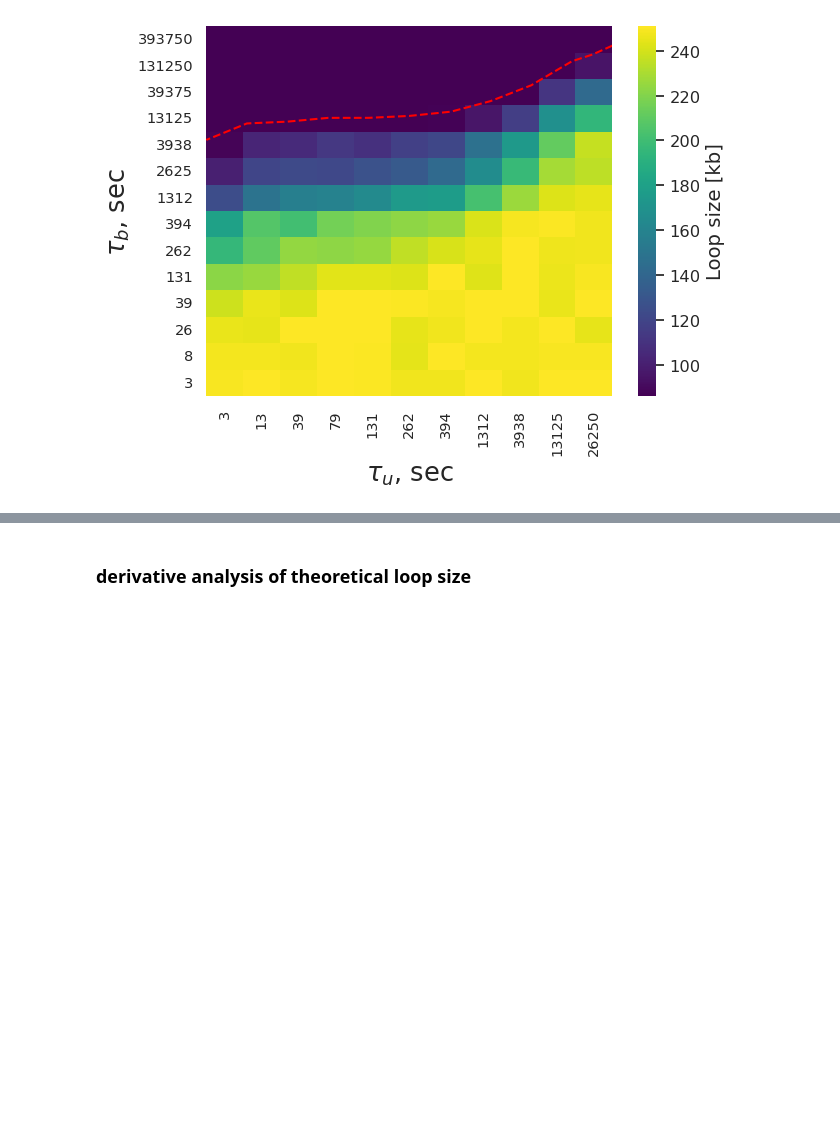
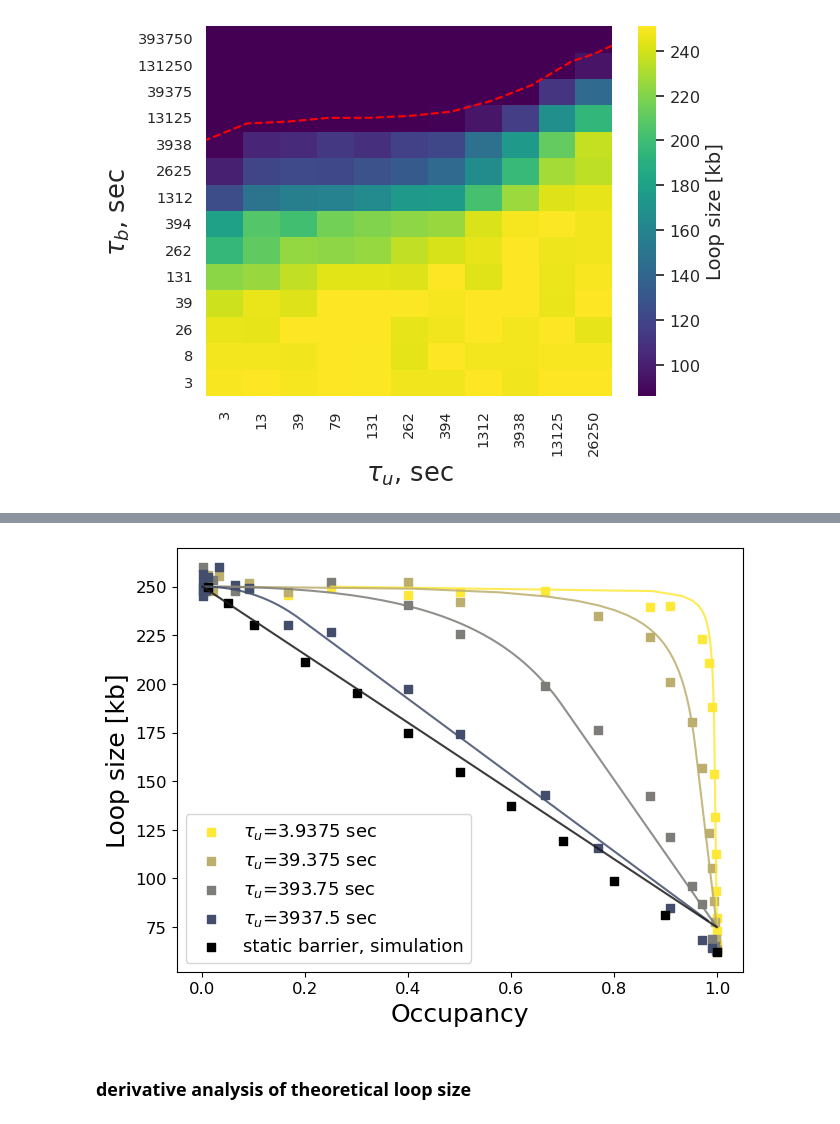
Before and after one commit to Fudenberg-Research-Group/dynamic_extrusion_boundaries, a Jupyter notebook: analysis/loop_size_simulations.ipynb, the cells around one changed output, grey strips where cells are left out. Saved outputs shown, nothing was run; the diff lists cells and outputs as text; code cells hidden in the pictures; blank space fills up the shorter version.

Commit message:
updating notebook for simulated loopsize

```diff
--- a/analysis/loop_size_simulations.ipynb
+++ b/analysis/loop_size_simulations.ipynb
@@ -468,8 +147,0 @@ s=loop_size(500, 1, 300, 15000, 0.1, 0.000015)
-# %%
-
-
-
-filename = 'folder_face_1.0_back_0_Clife_1.5_Cof_0.15_life_500.0_slife_500.0_birth_0.1_pause_0.9_sep_300_site_10_monomer_1000_replica_10_steps_20.0_vel_1'
-
-params = [ast.literal_eval(i) for i in filename.split('folder_')[1].split('_')[1::2]]
-face, back, clife, cof, life, slife, birth, pause, sep, site, monomer, replica, steps, vel = params
@@ -593,12 +147,0 @@ unique_occupancy=np.unique(file['occupancy'])
-# %%
-# defining colors as cividis
-num_plot =15
-viridis_cmap = plt.get_cmap('cividis')
-
-# Generate an array of values from 0 to 1 to map to colors in the colormap
-values = np.linspace(0, 1, num_plot)
-
-# Get the corresponding colors from the colormap
-colors = viridis_cmap(values)
-colors=list(colors)
-colors.reverse()
@@ -1121,2 +148,78 @@ Group 3: [0.5]
+# %%
+lifes, vels = [500] , [1]
+
+i=1
+file = pd.read_csv('../output/scores/simulation/scores/loop_size_converged_pair.csv') #importing simulated data for dynamic barriers
+sns.reset_defaults()
+plt.figure(figsize = (7.3,5.5))
+cof_val = 10
+list_cof = [1.5,15, 150, 1500]
+y = [1000, 280]
+for cof_val in list_cof:
+    for life in lifes:
+        for vel in vels:
+            v=1
+            new_file = file.query('life==@life and vel==@vel and cof==@cof_val')[['clife','cof', 'loopmean','loopstd']]
+            new_file_filtered=new_file
+            new_file_filtered = new_file_filtered.sort_values('clife')
+            new_clife = new_file_filtered['clife']
+            frip_score = new_file_filtered['loopmean']*0.25
+            std = new_file_filtered['loopstd']
+            plt.scatter(new_clife/(new_clife+cof_val), frip_score,  label = r'$\tau_u$=%s sec'%(cof_val*TIME_CONV_COEF),
+                        linewidth=1,s=31.5, marker = 's', color = colors[5-i])
+            i+=1
+
+i=1
+file_stat = pd.read_csv('../output/scores/simulation/scores/merged_data_loopsize_static.csv') #static barriers
+cof_val = 10
+x = [0, 1]
+y = [1000, 280]
+for life in lifes:
+    for vel in vels:
+        i+=1
+        new_file = file_stat.query('life==50 and vel==@vel and cof==0.15')[['face', 'loopmean']]
+        new_file_filtered=new_file
+        new_file_filtered = new_file_filtered.sort_values('face')
+        new_face = new_file_filtered['face']
+        frip_score = new_file_filtered['loopmean']*0.25
+        plt.scatter(new_face, frip_score, label = r'static barrier, simulation',linewidth=1,s=31.5, marker = 's',color = 'black')
+
+
+loop_for_high = []  # Renamed list to avoid conflict with function name
+lifetime_range = [500]
+tau_range = np.arange(0.5,85000,10)
+v_val_range = [1]
+delta_val = 300
+sep = 1000
+i=1
+for v_val in v_val_range:
+    for taup_val in list_cof:
+        for lifetime in lifetime_range:
+            v=1
+            loop_s = []
+            for tau_val in tau_range:
+                loop_size_new = loop_size(lifetime, v_val, delta_val, tau_val, taup_val)*0.25
+                loop_s.append([tau_val/(tau_val+taup_val), loop_size_new])
+            loop_s = np.array(loop_s)
+            plt.plot(loop_s[:,0],loop_s[:,1],  alpha = 0.85, color= colors[5-i])
+            i+=1
+
+occupancy_range = np.arange(0,1.05,0.05)
+lifetime_val = 500
+loop_stat=[]
+for occupancy_val in occupancy_range:
+    loop_s = loop_size_static(lifetime_val,v=v_val,delta=delta_val,occupancy=occupancy_val)*0.25
+    loop_stat.append([occupancy_val,loop_s])
+loop_stat = np.array(loop_stat)
+plt.plot(loop_stat[:,0],loop_stat[:,1],'-k',alpha = 0.85)#,label='static barrier')
+plt.ylabel('Loop size [kb]', fontsize = 18)
+plt.xlabel(r'Occupancy', fontsize = 18)
+plt.xticks(fontsize = 11.95)
+plt.yticks(fontsize =11.95)
+plt.legend(fontsize=12.95)
+plt.savefig('../output/figures/analytical_for_loop_size.pdf',transparent =True)
+plt.show()
+# %% [output]
+[figure, added]
 # %% [markdown]
 ### derivative analysis of theoretical loop size
```
Also changed, not shown: parts of 46 cells of this notebook, 1 other file.
